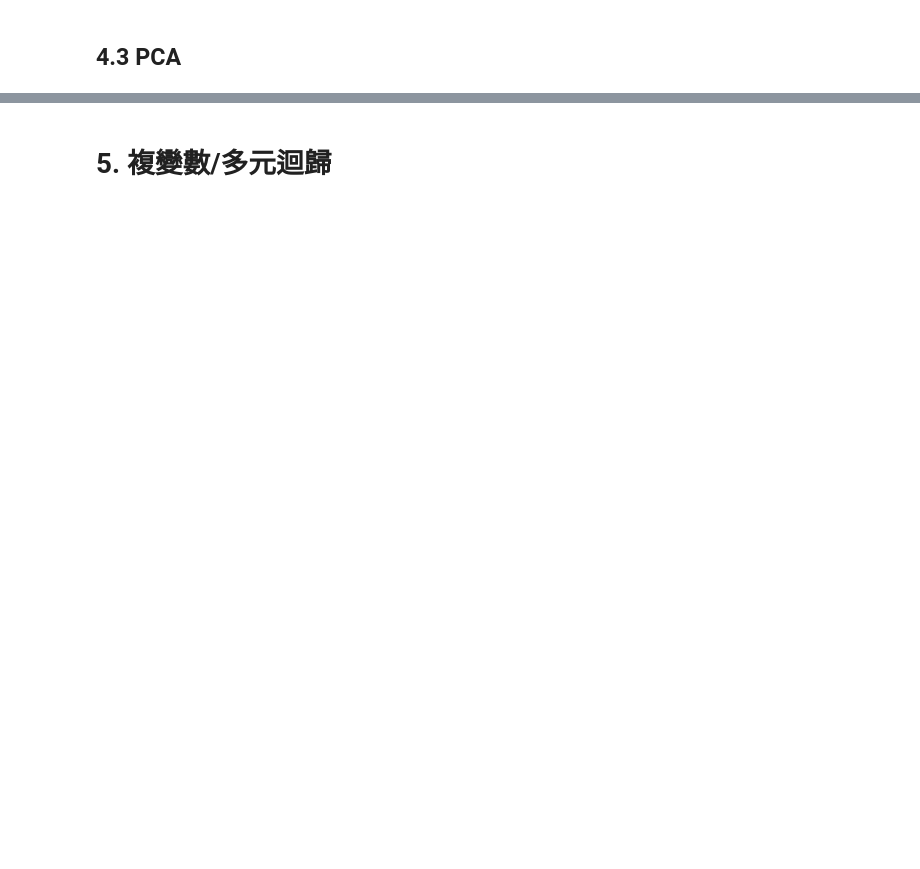
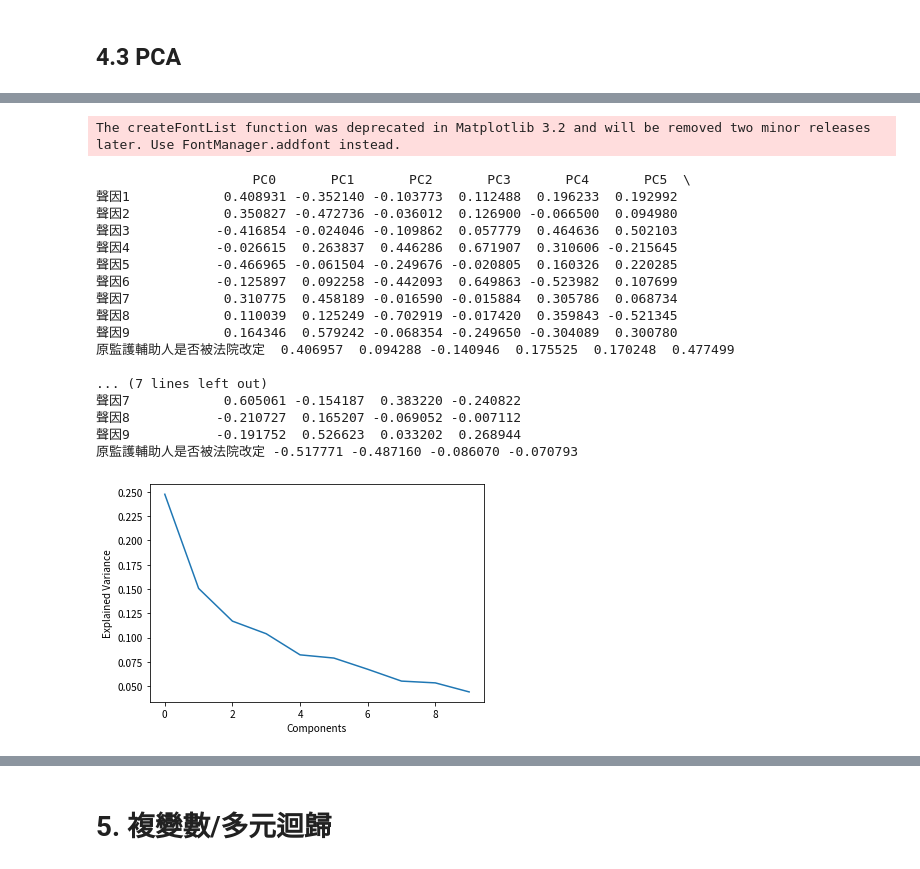
Before and after one commit to jeremy5189/legal-data-analysis, a Jupyter notebook: G4_Class.ipynb, the cells around one changed output, grey strips where cells are left out. Drawn from its saved outputs; the diff is of its cells as text; code cells hidden in the pictures; blank space fills up the shorter version.

```diff
--- a/G4_Class.ipynb
+++ b/G4_Class.ipynb
@@ -291 +286,61 @@ c.pca()
+# %%
+cc = Corr(gsheet_id, gsheet_name, to_drop=[
+  'index',
+  'UUID',
+  #'聲因1',
+  #'聲因2',
+  #'聲因3',
+  #'聲因4',
+  #'聲因5',
+  #'聲因6',
+  #'聲因7',
+  #'聲因8',
+  #'聲因9',
+  '宣告性質',
+  '原監護輔助人之類型',
+  '原監護輔助人之人數（自然人）',
+  '主管機關是否被法院改定 (1=是, 2=否)',
+  '法院是否於聲請原因外考量「其他改定因素」',
+  '法院是否認為原監護輔助人「年事已高」',
+  '法院是否考慮原監護輔助人之身體狀況',
+  '法院是否認為原監護輔助人「身體不堪負荷」',
+  '法院是否認為原監護輔助人「盜領存款」',
+  '法院是否認為原監護輔助人「不當處理本人之不動產」',
+  '法院是否認為原監護輔助人「與本人有利害關係」',
+  '法院是否認為原監護輔助人有「其他不當行為」',
+  '法院是否認為原監護輔助人是「本人之實際照顧者」',
+  '法院是否認為監護人現為本人廣義照顧者',
+  '原監護輔助人是否有意願續任',
+  '專業人士訪視報告之「改定建議」',
+  '本人之「改定建議」',
+  '其他親屬、關係人之「改定建議」',
+  #'原監護輔助人是否被法院改定',
+  '欲改定人(maybe聲請人or關係人)是否有意願擔任',
+  '欲改定人(maybe聲請人or關係人)是否為本人親屬(四親等)',
+  '欲改定人是否現為本人廣義照顧者',
+  '法院是否認為須變更本人現有生活狀態',
+  '法院認為原共同監護/輔助模式不利本人'
+])
+cc.convert_to_numeric()
+cc.pca()
+# %% [output]
+The createFontList function was deprecated in Matplotlib 3.2 and will be removed two minor releases later. Use FontManager.addfont instead.
+                    PC0       PC1       PC2       PC3       PC4       PC5  \
+聲因1            0.408931 -0.352140 -0.103773  0.112488  0.196233  0.192992
+聲因2            0.350827 -0.472736 -0.036012  0.126900 -0.066500  0.094980
+聲因3           -0.416854 -0.024046 -0.109862  0.057779  0.464636  0.502103
+聲因4           -0.026615  0.263837  0.446286  0.671907  0.310606 -0.215645
+聲因5           -0.466965 -0.061504 -0.249676 -0.020805  0.160326  0.220285
+聲因6           -0.125897  0.092258 -0.442093  0.649863 -0.523982  0.107699
+聲因7            0.310775  0.458189 -0.016590 -0.015884  0.305786  0.068734
+聲因8            0.110039  0.125249 -0.702919 -0.017420  0.359843 -0.521345
+聲因9            0.164346  0.579242 -0.068354 -0.249650 -0.304089  0.300780
+原監護輔助人是否被法院改定  0.406957  0.094288 -0.140946  0.175525  0.170248  0.477499
+
+... (7 lines left out)
+聲因7            0.605061 -0.154187  0.383220 -0.240822
+聲因8           -0.210727  0.165207 -0.069052 -0.007112
+聲因9           -0.191752  0.526623  0.033202  0.268944
+原監護輔助人是否被法院改定 -0.517771 -0.487160 -0.086070 -0.070793
+[figure, added]
 # %%
```
Also changed, not shown: parts of 34 cells of this notebook.
